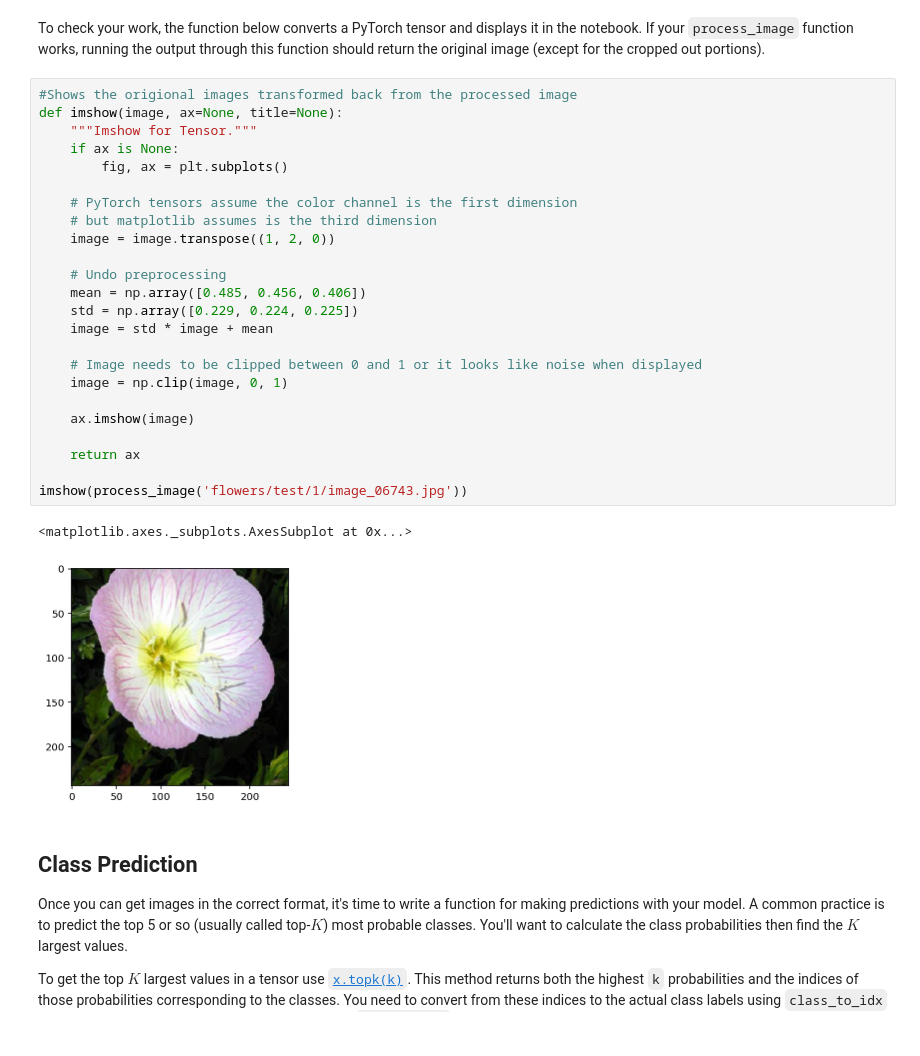
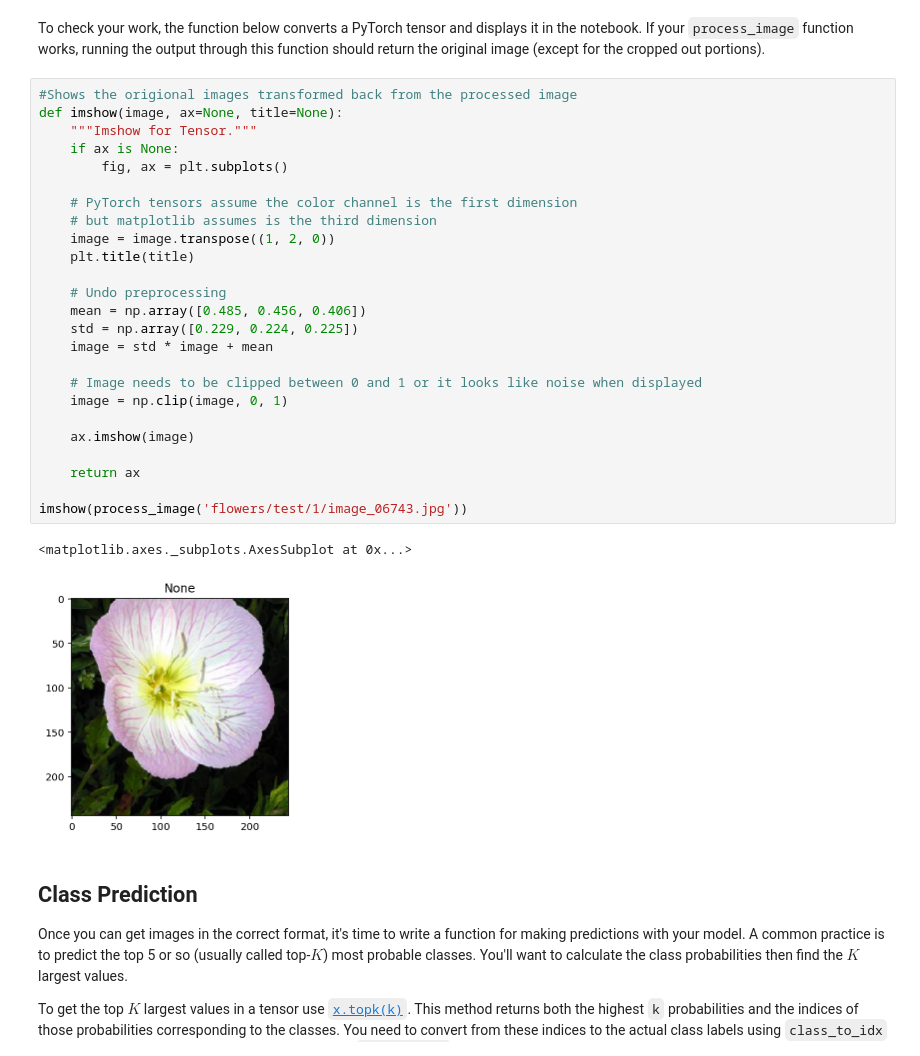
Before and after one commit to riaanj/Udacity-Image-clasifier, a Jupyter notebook: Image Classifier Project.ipynb, the cells around one changed output. Saved outputs shown, nothing was run; the diff lists cells and outputs as text.

```diff
--- a/Image Classifier Project.ipynb
+++ b/Image Classifier Project.ipynb
@@ -422,30 +424,31 @@ To check your work, the function below converts a PyTorch tensor and displays it
 # %%
 #Shows the origional images transformed back from the processed image
 def imshow(image, ax=None, title=None):
     """Imshow for Tensor."""
     if ax is None:
         fig, ax = plt.subplots()
 
     # PyTorch tensors assume the color channel is the first dimension
     # but matplotlib assumes is the third dimension
     image = image.transpose((1, 2, 0))
+    plt.title(title)
 
     # Undo preprocessing
     mean = np.array([0.485, 0.456, 0.406])
     std = np.array([0.229, 0.224, 0.225])
     image = std * image + mean
 
     # Image needs to be clipped between 0 and 1 or it looks like noise when displayed
     image = np.clip(image, 0, 1)
 
     ax.imshow(image)
 
     return ax
 
 imshow(process_image('flowers/test/1/image_06743.jpg'))
 # %% [output]
 <matplotlib.axes._subplots.AxesSubplot at 0x...>
-[figure, old version]
+[figure, new version]
 # %% [markdown]
 ## Class Prediction
 
```
Also changed, not shown: parts of 2 cells of this notebook, 1 other file.
